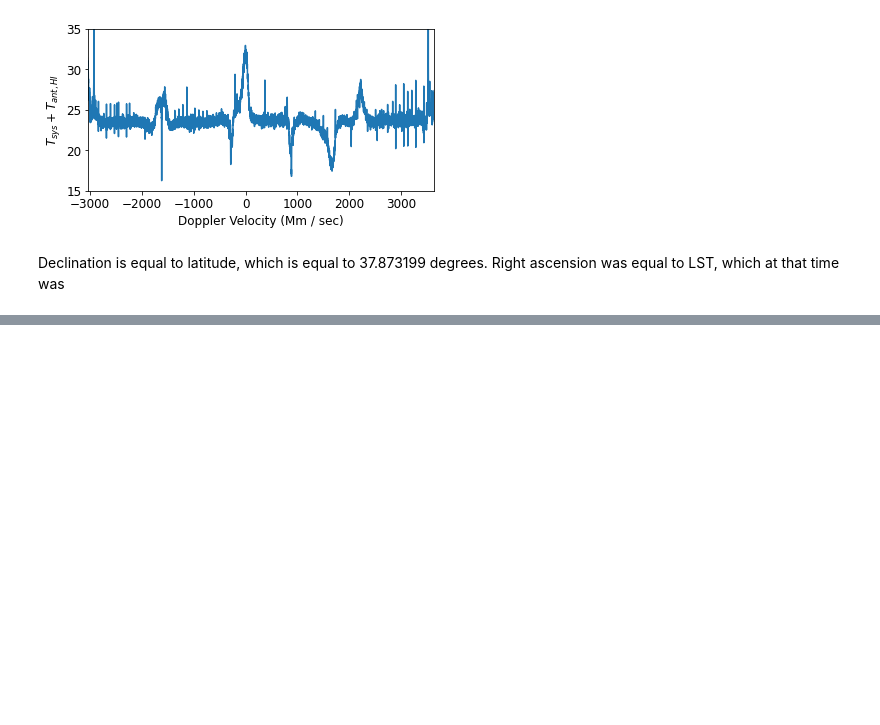
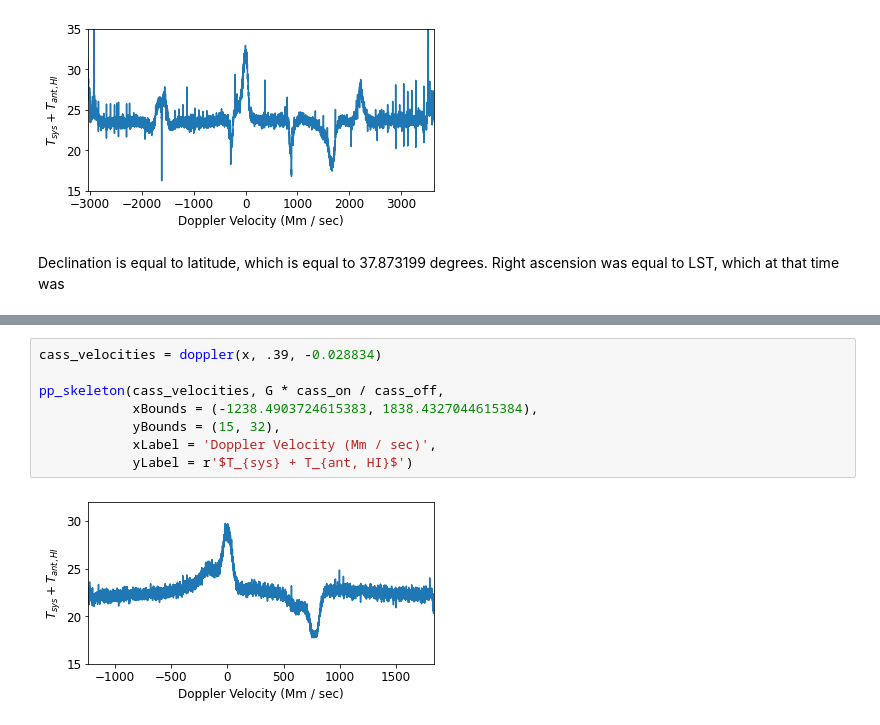
Before and after one commit to 3276908917/AY121, a Jupyter notebook: lab2/analyses/Hydrogen_Gaussian.ipynb, the cells around one changed output, grey strips where cells are left out. Saved outputs shown, nothing was run; the diff lists cells and outputs as text; blank space fills up the shorter version.

```diff
--- a/lab2/analyses/Hydrogen_Gaussian.ipynb
+++ b/lab2/analyses/Hydrogen_Gaussian.ipynb
@@ -83,0 +96,10 @@ pp_skeleton(x, cass_on / cass_off, (-2, 2), (.6, 1.4))
+# %%
+cass_velocities = doppler(x, .39, -0.028834)
+
+pp_skeleton(cass_velocities, G * cass_on / cass_off,
+            xBounds = (-1238.4903724615383, 1838.4327044615384),
+            yBounds = (15, 32),
+            xLabel = 'Doppler Velocity (Mm / sec)',
+            yLabel = r'$T_{sys} + T_{ant, HI}$')
+# %% [output]
+[figure, added]
```
Also changed, not shown: parts of 4 cells of this notebook, 5 other files.
